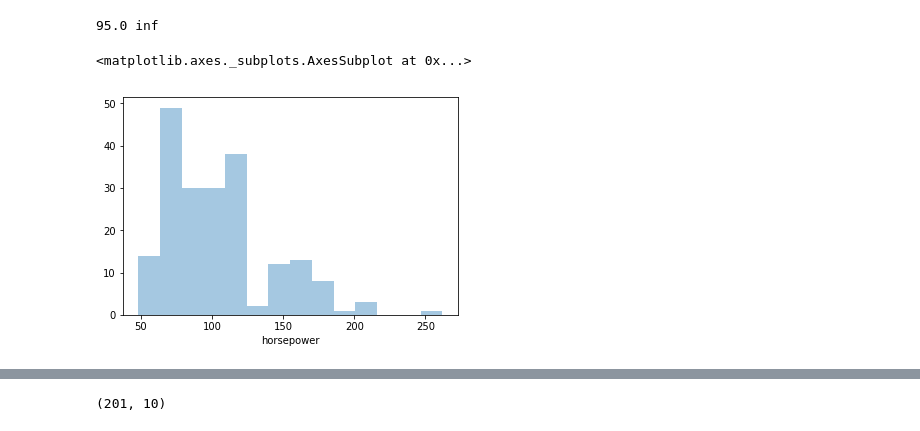
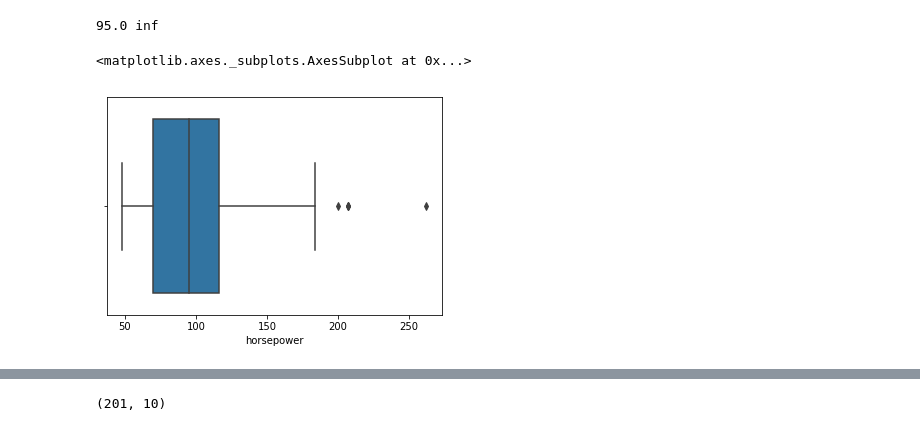
Before and after one commit to srikanthpragada/DS_06_MAY_2019, a Jupyter notebook: car/price_finder.ipynb, the cells around one changed output, grey strips where cells are left out. Cells and saved outputs as stored; diff of their text form; code cells hidden in the pictures.

```diff
--- a/car/price_finder.ipynb
+++ b/car/price_finder.ipynb
@@ -31,6 +31,8 @@ df.head()
 5 rows × 26 columns
 # %%
 df.to_csv("cars.csv",index=False)
+# %%
+df = pd.read_csv("cars.csv")
 # %%
 df.info()
 # %% [output]
@@ -427,7 +375,7 @@ cars.loc[ cars['horsepower'] == '?', 'horsepower'] = hp_median
 # %%
 cars['horsepower'] = cars['horsepower'].astype('float')
 # %%
-sns.distplot( cars['horsepower'],kde=False)
+sns.boxplot( cars['horsepower'])
 # %% [output]
 <matplotlib.axes._subplots.AxesSubplot at 0x...>
-[figure, old version]
+[figure, new version]
```
Also changed, not shown: parts of 22 cells of this notebook, 2 other files.
